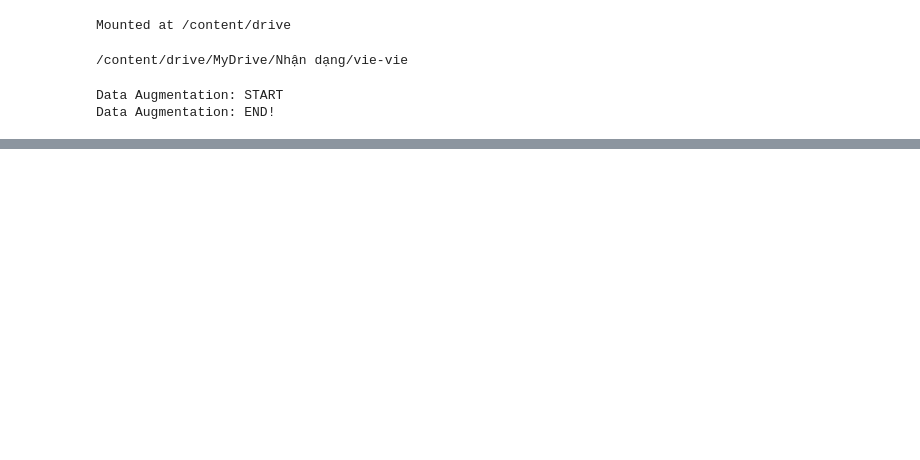
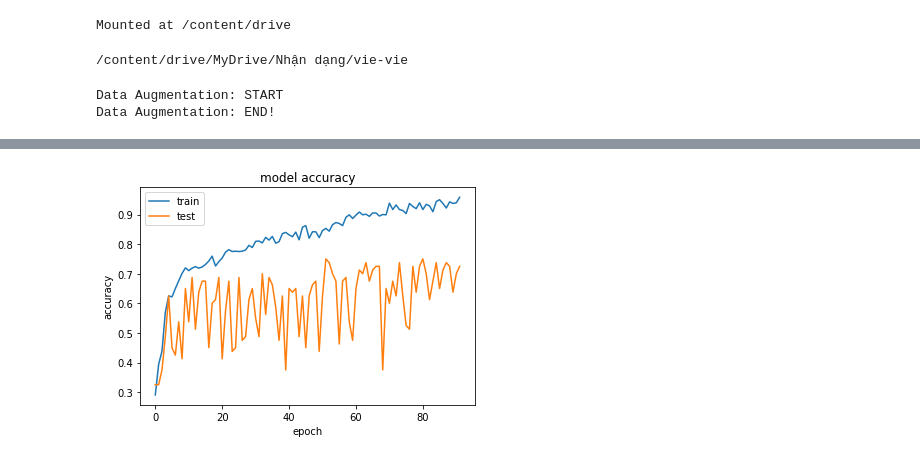
Before and after one commit to lephuocdat2000/DeepLearning-and-Application, a Jupyter notebook: SER/Vie-vie-1.ipynb, the cells around one changed output, grey strips where cells are left out. Saved outputs shown, nothing was run; the diff lists cells and outputs as text; code cells hidden in the pictures; blank space fills up the shorter version.

```diff
--- a/SER/Vie-vie-1.ipynb
+++ b/SER/Vie-vie-1.ipynb
@@ -219,12 +218,22 @@ Image(retina=True, filename='model.png')
 # %%
 # Compile model
-model.compile(optimizer=SGD(lr=0.001, decay=1e-6, momentum=0.8), loss='categorical_crossentropy', metrics=['accuracy'])
+model.compile(optimizer=SGD(lr=0.01, decay=1e-6, momentum=0.8), loss='categorical_crossentropy', metrics=['accuracy'])
 checkpoint_filepath = 'weights.{epoch:02d}-{val_loss:.2f}.h5'
 # Save best model
-best_model_save = ModelCheckpoint('/content/drive/MyDrive/Nhận dạng/vie-vie/weights.{epoch:02d}-{val_loss:.2f}.h5', save_best_only=True, monitor='val_accuracy', mode='max')
+best_model_save = ModelCheckpoint('/content/drive/MyDrive/Nhận dạng/vie-vie/test/weights.{epoch:02d}-{val_loss:.2f}.h5', save_best_only=True, monitor='val_accuracy', mode='max')
 
 # Early stopping
 early_stopping = EarlyStopping(monitor='val_accuracy', patience=40, verbose=1, mode='max')
 
 # Fit model
-history = model.fit(X_train, y_train, batch_size=64, epochs=200, validation_data=(X_test, y_test), callbacks=[early_stopping, best_model_save])
+history = model.fit(X_train, y_train, batch_size=64, epochs=250, validation_data=(X_test, y_test), callbacks=[early_stopping, best_model_save])
+# %%
+plt.plot(history.history['accuracy'])
+plt.plot(history.history['val_accuracy'])
+plt.title('model accuracy')
+plt.ylabel('accuracy')
+plt.xlabel('epoch')
+plt.legend(['train', 'test'], loc='upper left')
+plt.show()
+# %% [output]
+[figure, added]
```
Also changed, not shown: parts of 6 cells of this notebook.
